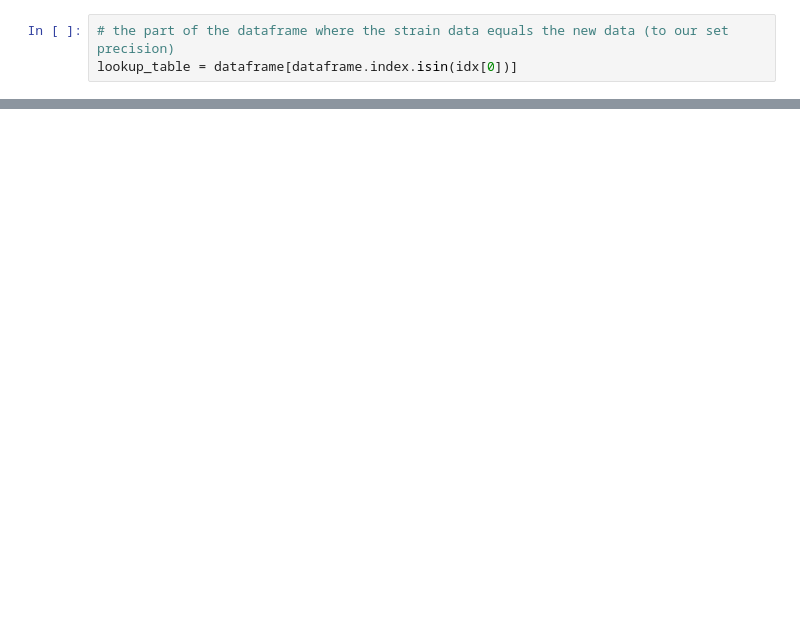
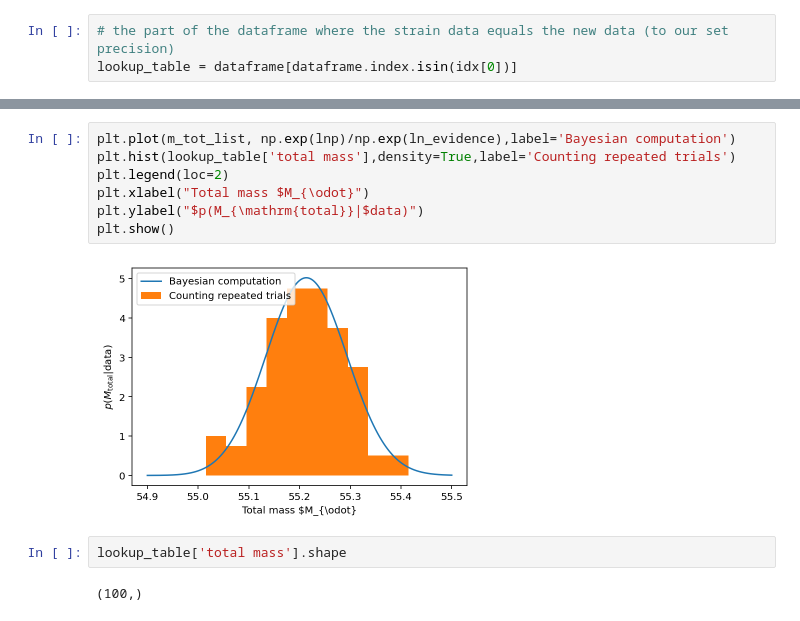
Before and after one commit to rory-smith/Lectures-on-inference-in-GW-astronomy, a Jupyter notebook: GW_data_in_a_toy_universe.ipynb, the cells around one changed output, grey strips where cells are left out. Drawn from its saved outputs; the diff is of its cells as text; blank space fills up the shorter version.

```diff
--- a/GW_data_in_a_toy_universe.ipynb
+++ b/GW_data_in_a_toy_universe.ipynb
@@ -182,0 +199,13 @@ def lnpi(mtotal):
+# %%
+plt.plot(m_tot_list, np.exp(lnp)/np.exp(ln_evidence),label='Bayesian computation')
+plt.hist(lookup_table['total mass'],density=True,label='Counting repeated trials')
+plt.legend(loc=2)
+plt.xlabel("Total mass $M_{\odot}")
+plt.ylabel("$p(M_{\mathrm{total}}|$data)")
+plt.show()
+# %% [output]
+[figure, added]
+# %%
+lookup_table['total mass'].shape
+# %% [output]
+(100,)
```
Also changed, not shown: parts of 13 cells of this notebook.
